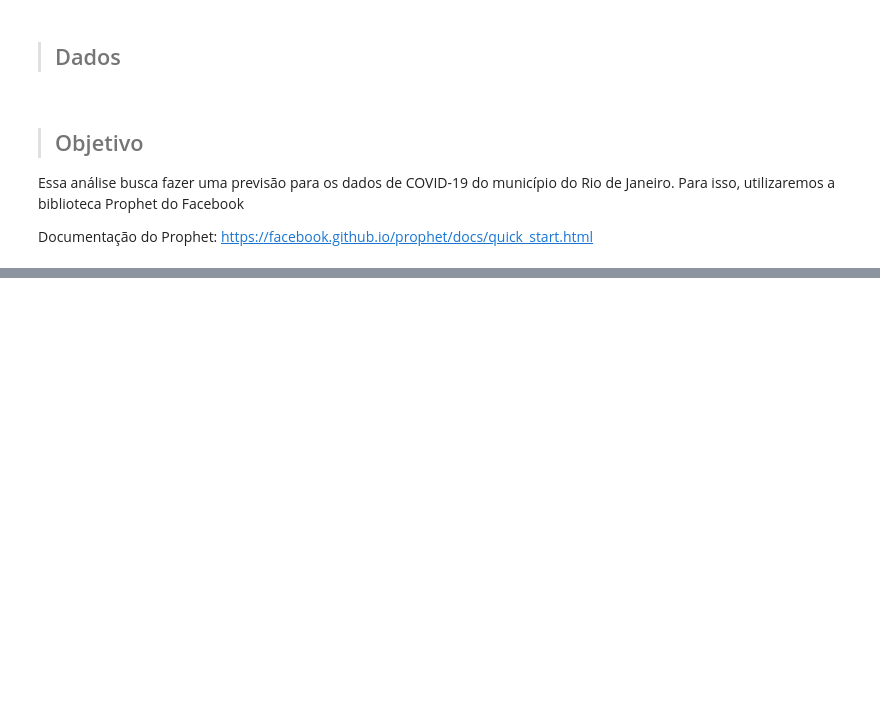
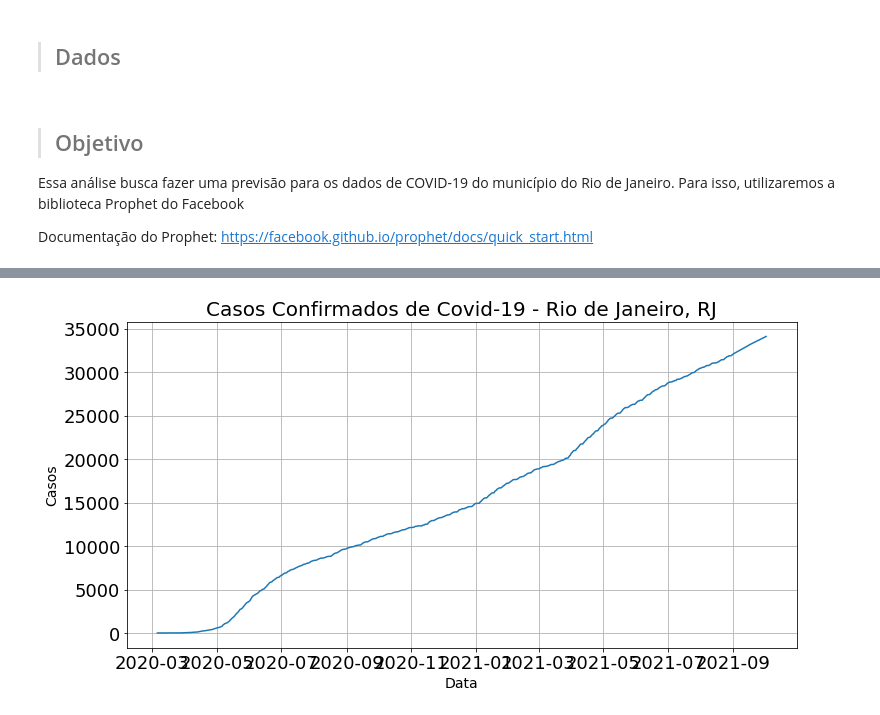
Before and after one commit to mvboas/analise_dados_covid_riodejaneiro, a Jupyter notebook: notebooks/forecast_covid_rio.ipynb, the cells around one changed output, grey strips where cells are left out. Saved outputs shown, nothing was run; the diff lists cells and outputs as text; code cells hidden in the pictures; blank space fills up the shorter version.

```diff
--- a/notebooks/forecast_covid_rio.ipynb
+++ b/notebooks/forecast_covid_rio.ipynb
@@ -24,0 +78,8 @@ import matplotlib.ticker as ticker
+# %%
+ax = sns.lineplot( x = 'date', y = 'last_available_deaths', data = dados )
+ax.set_ylabel("Casos", fontsize = 14)
+ax.set_xlabel("Data", fontsize = 14)
+ax.set_title("Casos Confirmados de Covid-19 - Rio de Janeiro, RJ", fontsize = 20)
+plt.grid()
+# %% [output]
+[figure, added]
```
Also changed, not shown: parts of 8 cells of this notebook.
